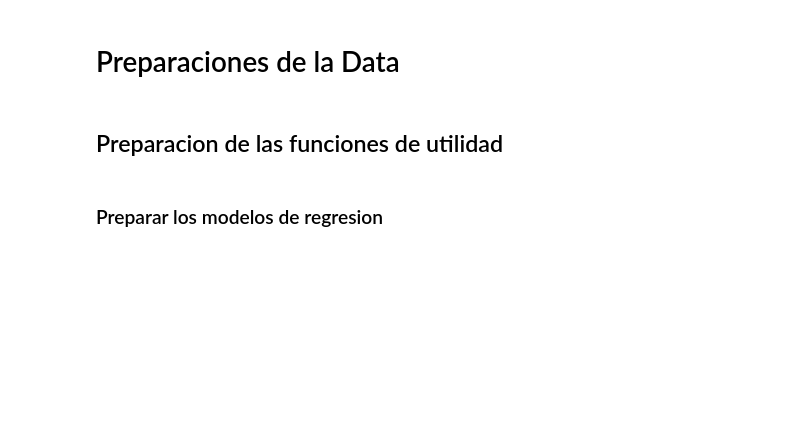
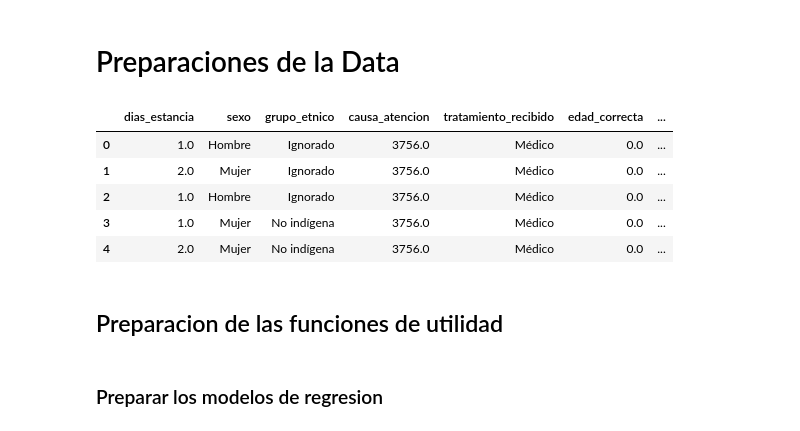
Before and after one commit to Andrea-gt/ml-los-guatemala, a Jupyter notebook: RandomForest/ClassificationModels.ipynb, the cells around one changed output. Drawn from its saved outputs; the diff is of its cells as text; code cells hidden in the pictures; blank space fills up the shorter version.

Commit message:
Fix data

```diff
--- a/RandomForest/ClassificationModels.ipynb
+++ b/RandomForest/ClassificationModels.ipynb
@@ -75,16 +44,26 @@ df['categoria_estancia'] = df['categoria_estancia'].astype('category')
+# %%
+df = pd.read_csv('../los_data_gt_02.csv')
 # %%
 # Initialize the encoder
 encoder = OrdinalEncoder()
 
 # Reshape the input data to a 2-dimensional array
 data = df[['causa_atencion']]  # Selecting only the column you want to encode
 data = data.values.reshape(-1, 1)  # Reshape to a 2-dimensional array
 
 # Fit and transform the encoder on the reshaped data
 encoded_data = encoder.fit_transform(data)
 
 # Assign the encoded data back to the DataFrame
 df['causa_atencion'] = encoded_data
+df.head()
+# %% [output]
+|  | dias_estancia | sexo | grupo_etnico | causa_atencion | tratamiento_recibido | edad_correcta | ... |
+| 0 | 1.0 | Hombre | Ignorado | 3756.0 | Médico | 0.0 | ... |
+| 1 | 2.0 | Mujer | Ignorado | 3756.0 | Médico | 0.0 | ... |
+| 2 | 1.0 | Hombre | Ignorado | 3756.0 | Médico | 0.0 | ... |
+| 3 | 1.0 | Mujer | No indígena | 3756.0 | Médico | 0.0 | ... |
+| 4 | 2.0 | Mujer | No indígena | 3756.0 | Médico | 0.0 | ... |
 # %% [markdown]
 ## Preparacion de las funciones de utilidad
 # %%
```
Also changed, not shown: parts of 3 cells of this notebook.
